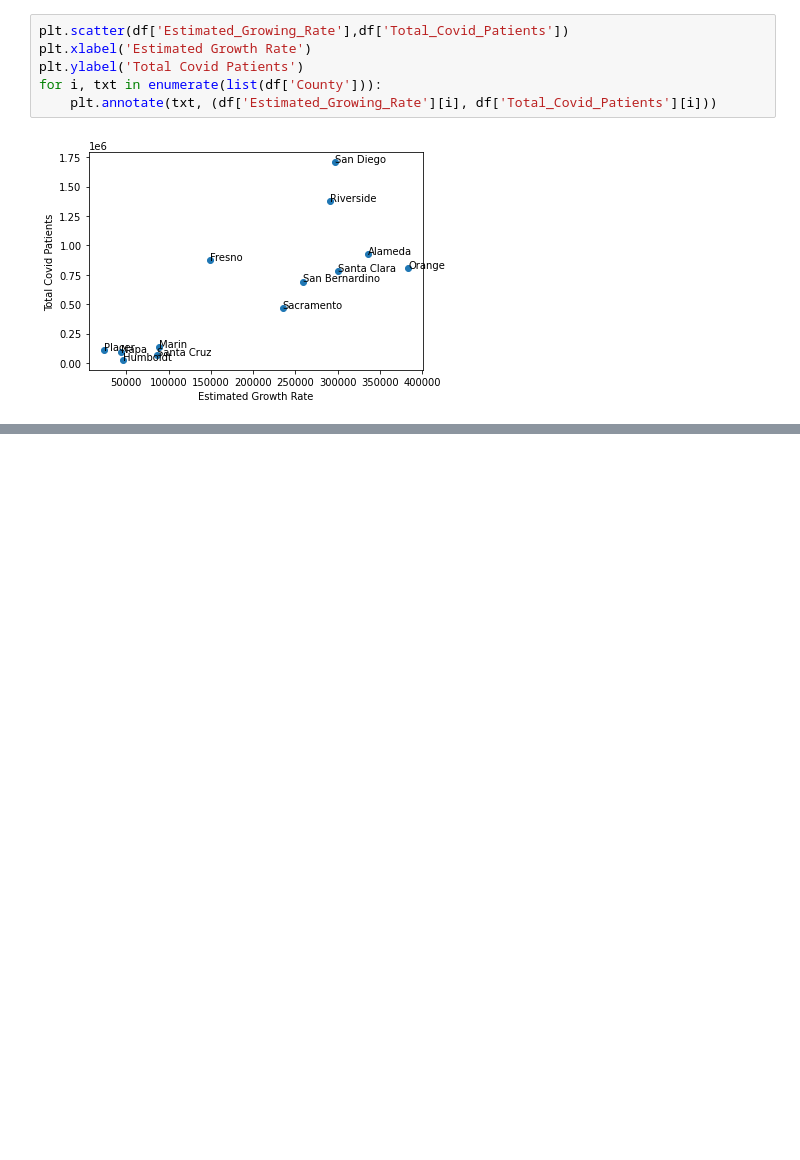
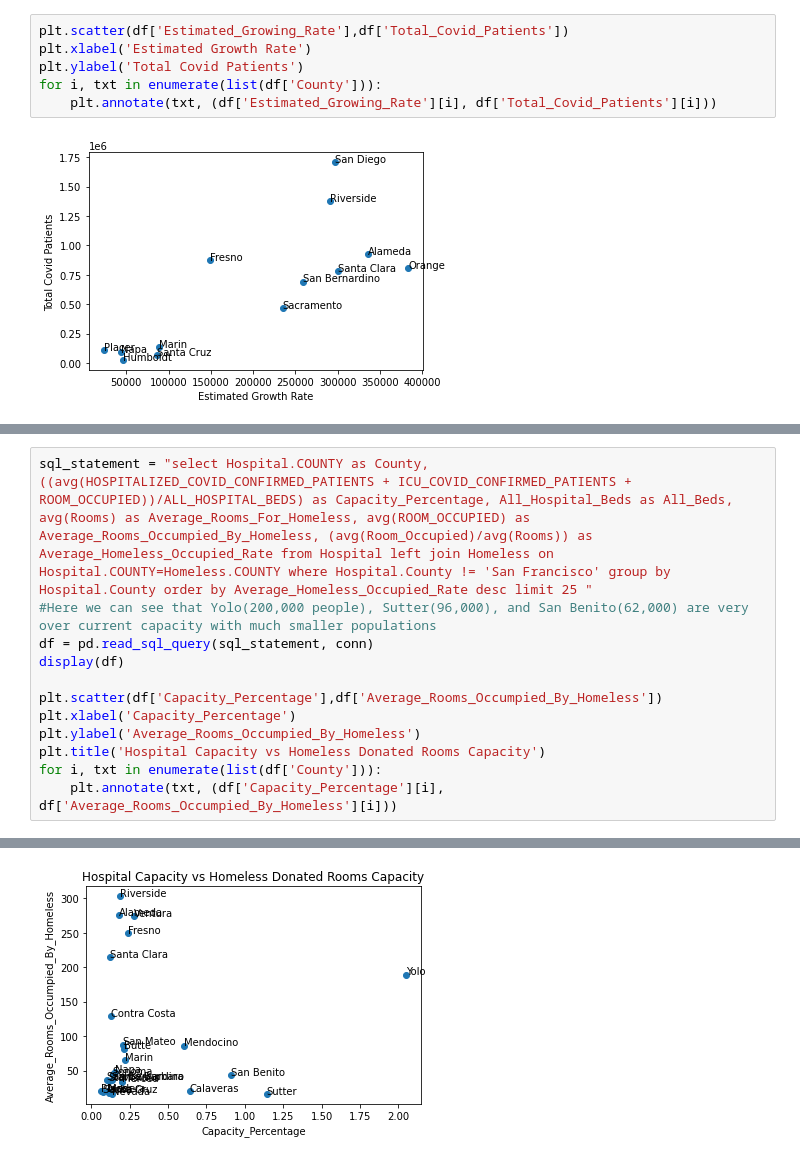
Before and after one commit to PurpleFlare/eas503_Project, a Jupyter notebook: Project.ipynb, the cells around one changed output, grey strips where cells are left out. Drawn from its saved outputs; the diff is of its cells as text; blank space fills up the shorter version.

```diff
--- a/Project.ipynb
+++ b/Project.ipynb
@@ -372,0 +505,13 @@ for i, txt in enumerate(list(df['County'])):
+# %%
+sql_statement = "select Hospital.COUNTY as County, ((avg(HOSPITALIZED_COVID_CONFIRMED_PATIENTS + ICU_COVID_CONFIRMED_PATIENTS + ROOM_OCCUPIED))/ALL_HOSPITAL_BEDS) as Capacity_Percentage, All_Hospital_Beds as All_Beds, avg(Rooms) as Average_Rooms_For_Homeless, avg(ROOM_OCCUPIED) as Average_Rooms_Occumpied_By_Homeless, (avg(Room_Occupied)/avg(Rooms)) as Average_Homeless_Occupied_Rate from Hospital left join Homeless on Hospital.COUNTY=Homeless.COUNTY where Hospital.County != 'San Francisco' group by Hospital.County order by Average_Homeless_Occupied_Rate desc limit 25 "
+#Here we can see that Yolo(200,000 people), Sutter(96,000), and San Benito(62,000) are very over current capacity with much smaller populations
+df = pd.read_sql_query(sql_statement, conn)
+display(df)
+
+plt.scatter(df['Capacity_Percentage'],df['Average_Rooms_Occumpied_By_Homeless'])
+plt.xlabel('Capacity_Percentage')
+plt.ylabel('Average_Rooms_Occumpied_By_Homeless')
+plt.title('Hospital Capacity vs Homeless Donated Rooms Capacity')
+for i, txt in enumerate(list(df['County'])):
+    plt.annotate(txt, (df['Capacity_Percentage'][i], df['Average_Rooms_Occumpied_By_Homeless'][i]))
+# %% [output]
@@ -372,0 +535 @@ for i, txt in enumerate(list(df['County'])):
+[figure, added]
```
Also changed, not shown: parts of 8 cells of this notebook.
